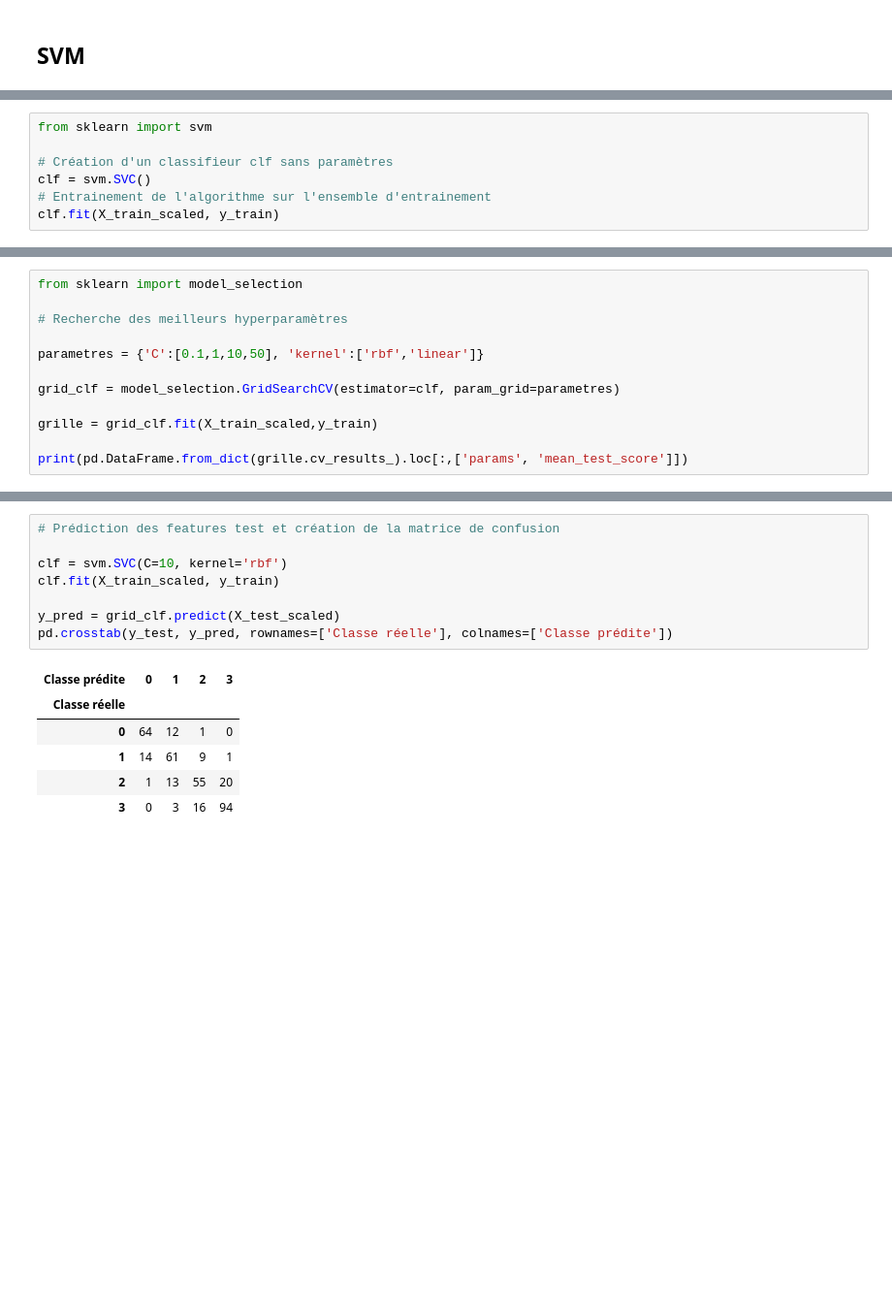
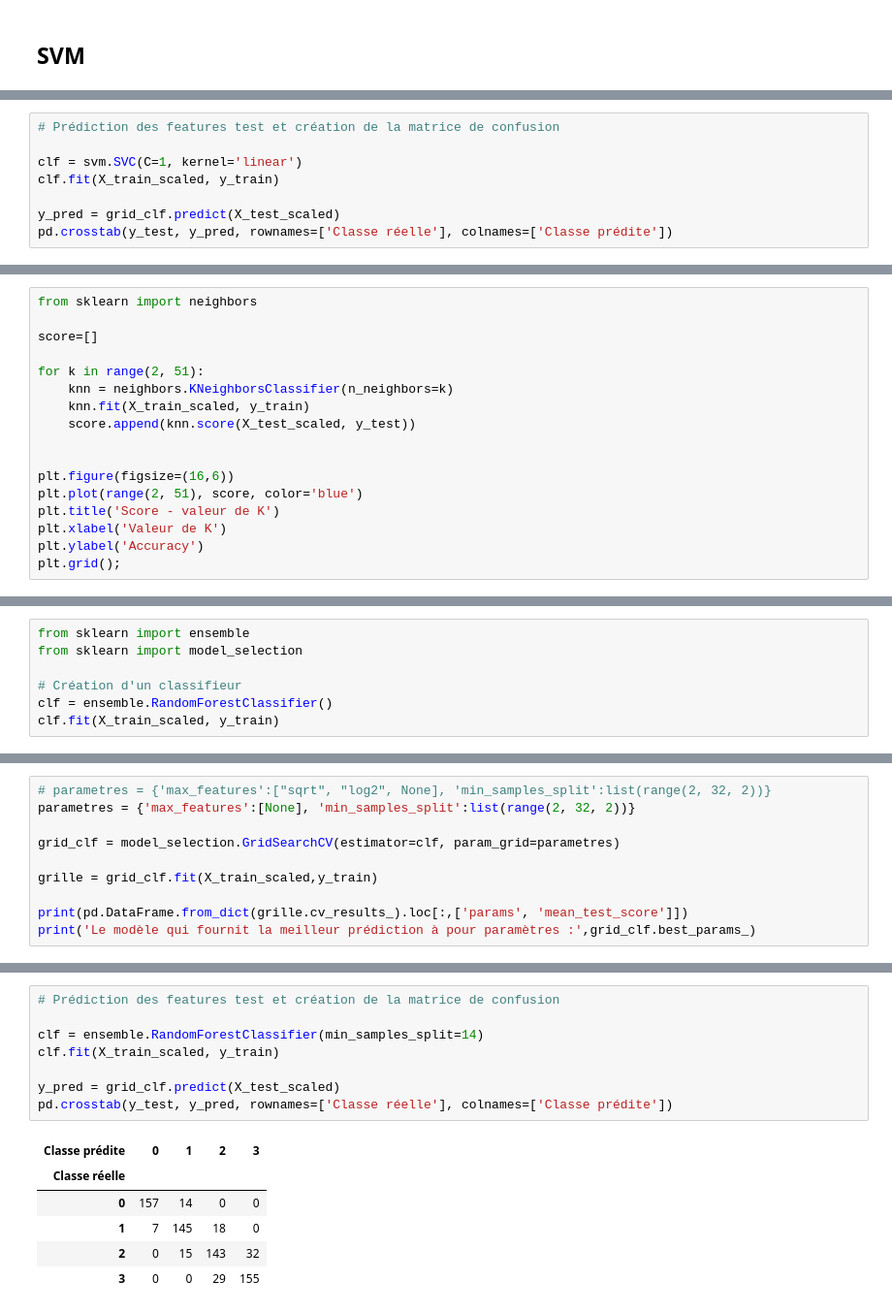
Before and after one commit to tanouar/ParisPyVelib, a Jupyter notebook: Notebook4_Modélisation.ipynb, the cells around one changed output, grey strips where cells are left out. Shown at 97% size. Drawn from its saved outputs; the diff is of its cells as text; blank space fills up the shorter version.

Commit message:
mise à jour Notebook
mise à jour notebook 4 et création notebook 5

```diff
--- a/Notebook4_Modélisation.ipynb
+++ b/Notebook4_Modélisation.ipynb
@@ -97,0 +176,8 @@ X_test_scaled = scaler.transform(X_test)
+# %%
+# Prédiction des features test et création de la matrice de confusion
+
+clf = svm.SVC(C=1, kernel='linear')
+clf.fit(X_train_scaled, y_train)
+
+y_pred = grid_clf.predict(X_test_scaled)
+pd.crosstab(y_test, y_pred, rownames=['Classe réelle'], colnames=['Classe prédite'])
@@ -97,0 +195,17 @@ X_test_scaled = scaler.transform(X_test)
+# %%
+from sklearn import neighbors
+
+score=[]
+
+for k in range(2, 51):
+    knn = neighbors.KNeighborsClassifier(n_neighbors=k)
+    knn.fit(X_train_scaled, y_train)
+    score.append(knn.score(X_test_scaled, y_test))
+
+
+plt.figure(figsize=(16,6))
+plt.plot(range(2, 51), score, color='blue')
+plt.title('Score - valeur de K')
+plt.xlabel('Valeur de K')
+plt.ylabel('Accuracy')
+plt.grid();
@@ -98,8 +218,8 @@ X_test_scaled = scaler.transform(X_test)
 # %%
-from sklearn import svm
+from sklearn import ensemble
+from sklearn import model_selection
 
-# Création d'un classifieur clf sans paramètres
-clf = svm.SVC()
-# Entrainement de l'algorithme sur l'ensemble d'entrainement
+# Création d'un classifieur
+clf = ensemble.RandomForestClassifier()
 clf.fit(X_train_scaled, y_train)
 # %% [output]
@@ -107,13 +227,11 @@ SVC()
 # %%
-from sklearn import model_selection
-
-# Recherche des meilleurs hyperparamètres
-
-parametres = {'C':[0.1,1,10,50], 'kernel':['rbf','linear']}
+# parametres = {'max_features':["sqrt", "log2", None], 'min_samples_split':list(range(2, 32, 2))}
+parametres = {'max_features':[None], 'min_samples_split':list(range(2, 32, 2))}
 
 grid_clf = model_selection.GridSearchCV(estimator=clf, param_grid=parametres)
 
 grille = grid_clf.fit(X_train_scaled,y_train)
 
 print(pd.DataFrame.from_dict(grille.cv_results_).loc[:,['params', 'mean_test_score']])
+print('Le modèle qui fournit la meilleur prédiction à pour paramètres :',grid_clf.best_params_)
 # %% [output]
@@ -133,15 +255,15 @@ Le modèle qui fournit la meilleur prédiction à pour paramètres : {'C': 10, '
 # %%
 # Prédiction des features test et création de la matrice de confusion
 
-clf = svm.SVC(C=10, kernel='rbf')
+clf = ensemble.RandomForestClassifier(min_samples_split=14)
 clf.fit(X_train_scaled, y_train)
 
 y_pred = grid_clf.predict(X_test_scaled)
 pd.crosstab(y_test, y_pred, rownames=['Classe réelle'], colnames=['Classe prédite'])
 # %% [output]
 | Classe prédite | 0 | 1 | 2 | 3 |
 | Classe réelle |  |  |  |  |
-| 0 | 64 | 12 | 1 | 0 |
-| 1 | 14 | 61 | 9 | 1 |
-| 2 | 1 | 13 | 55 | 20 |
-| 3 | 0 | 3 | 16 | 94 |
+| 0 | 157 | 14 | 0 | 0 |
+| 1 | 7 | 145 | 18 | 0 |
+| 2 | 0 | 15 | 143 | 32 |
+| 3 | 0 | 0 | 29 | 155 |
```
Also changed, not shown: parts of 28 cells of this notebook.
